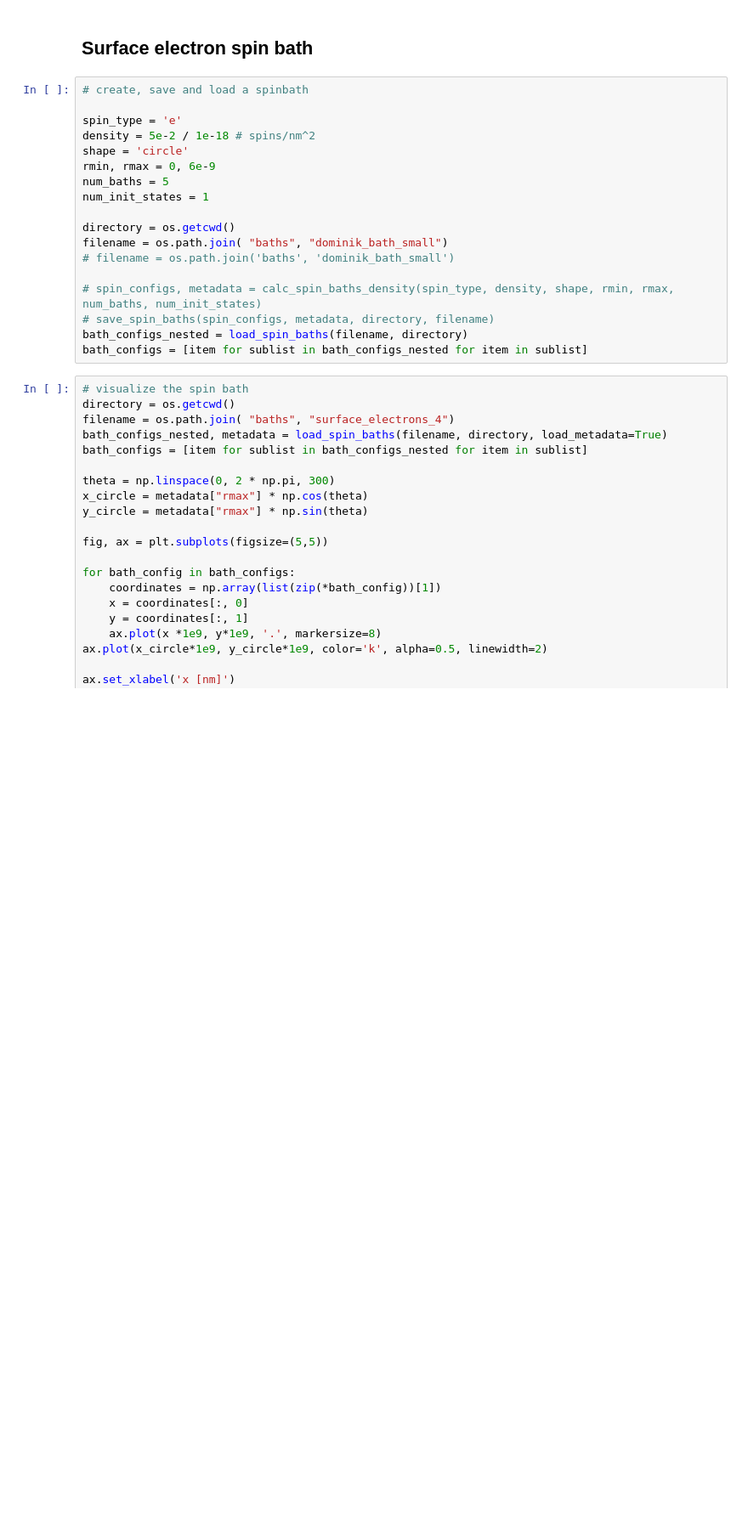
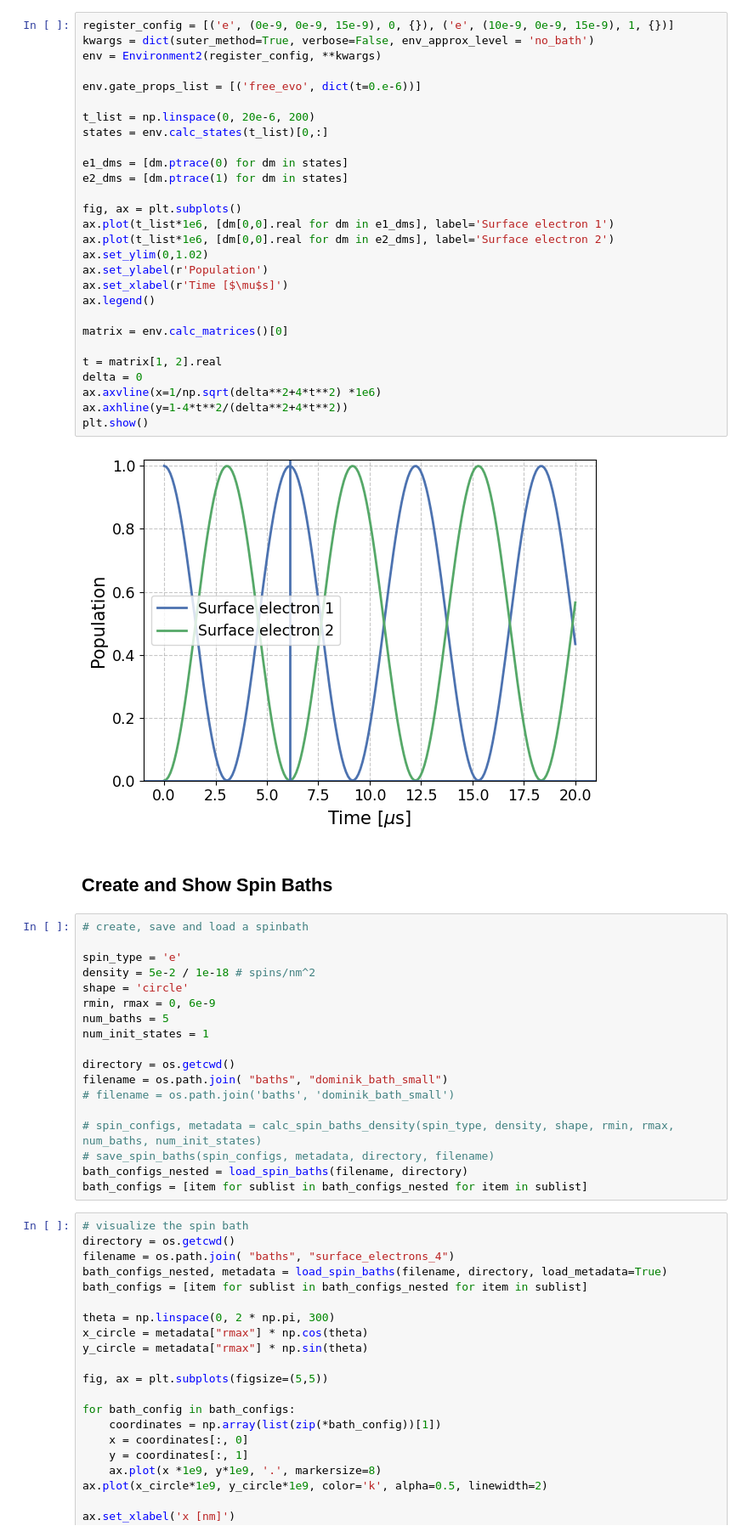
Before and after one commit to dehe1011/NVcenter, a Jupyter notebook: development/Efficiency Boost.ipynb, the cells around one changed output. Shown at 85% size. Drawn from its saved outputs; the diff is of its cells as text; blank space fills up the shorter version.

```diff
--- a/development/Efficiency Boost.ipynb
+++ b/development/Efficiency Boost.ipynb
@@ -18,5 +95,35 @@ The autoreload extension is already loaded. To reload it, use:
+# %%
+register_config = [('e', (0e-9, 0e-9, 15e-9), 0, {}), ('e', (10e-9, 0e-9, 15e-9), 1, {})]
+kwargs = dict(suter_method=True, verbose=False, env_approx_level = 'no_bath')
+env = Environment2(register_config, **kwargs)
+
+env.gate_props_list = [('free_evo', dict(t=0.e-6))]
+
+t_list = np.linspace(0, 20e-6, 200)
+states = env.calc_states(t_list)[0,:]
+
+e1_dms = [dm.ptrace(0) for dm in states]
+e2_dms = [dm.ptrace(1) for dm in states]
+
+fig, ax = plt.subplots()
+ax.plot(t_list*1e6, [dm[0,0].real for dm in e1_dms], label='Surface electron 1')
+ax.plot(t_list*1e6, [dm[0,0].real for dm in e2_dms], label='Surface electron 2')
+ax.set_ylim(0,1.02)
+ax.set_ylabel(r'Population')
+ax.set_xlabel(r'Time [$\mu$s]')
+ax.legend()
+
+matrix = env.calc_matrices()[0]
+
+t = matrix[1, 2].real
+delta = 0
+ax.axvline(x=1/np.sqrt(delta**2+4*t**2) *1e6)
+ax.axhline(y=1-4*t**2/(delta**2+4*t**2))
+plt.show()
+# %% [output]
+[figure, added]
 # %% [markdown]
-## Surface electron spin bath
+## Create and Show Spin Baths
 # %%
 # create, save and load a spinbath
 
```
Also changed, not shown: parts of 12 cells of this notebook, 22 other files.
